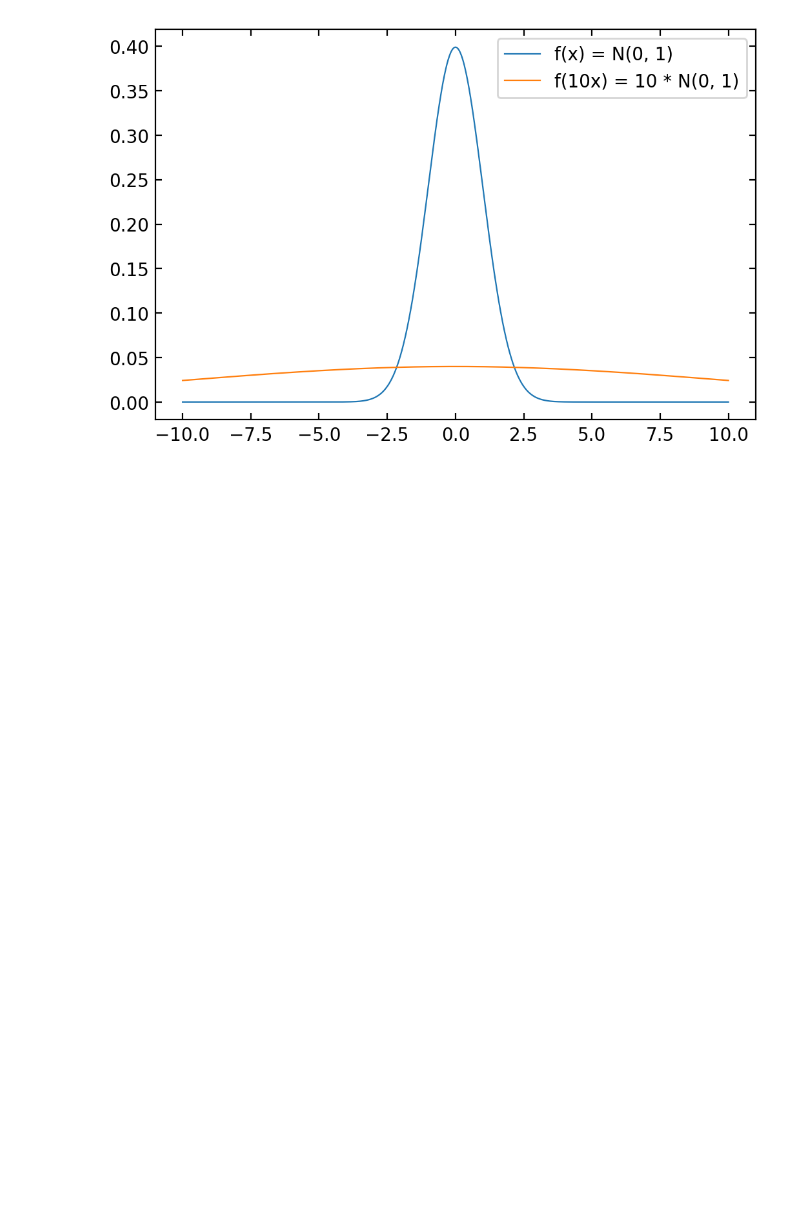
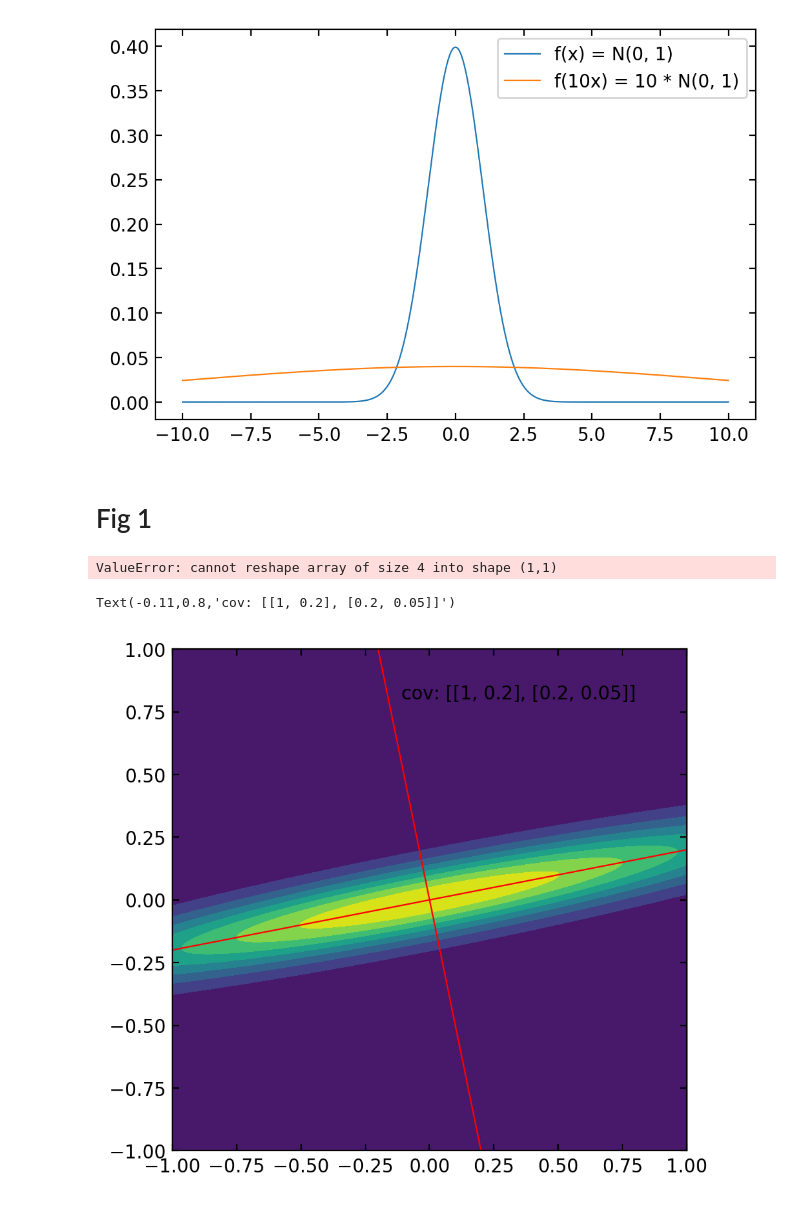
Before and after one commit to eniaxhakaj/phys_learning, a Jupyter notebook: MCMC/goodman_and_weare_ensemble_samples_w_affine_invariance.ipynb, the cells around one changed output. Cells and saved outputs as stored; diff of their text form; code cells hidden in the pictures; blank space fills up the shorter version.

```diff
--- a/MCMC/goodman_and_weare_ensemble_samples_w_affine_invariance.ipynb
+++ b/MCMC/goodman_and_weare_ensemble_samples_w_affine_invariance.ipynb
@@ -50,3 +50,44 @@ ax.legend()
 # %% [output]
 <matplotlib.legend.Legend at 0x...>
 [figure]
+# %% [markdown]
+# Fig 1
+# %%
+# I don't do the same thing as them - they use a skewed dist. I'm just going to use a MV gaussian
+e = 0.1
+cov_matrix = [[1, 0], [0, 1*e]]
+
+one_d = np.linspace(-2, 2, 100)
+x, y = np.meshgrid(one_d, one_d)
+
+pi = multivariate_normal(mean=0, cov=cov_matrix)
+
+pi.pdf(0, 0)
+# %% [output]
+ValueError: cannot reshape array of size 4 into shape (1,1)
+# %%
+d = 1e-9
+x, y = np.mgrid[-1:1+d:.01, -1:1+d:.01]
+pos = np.empty(x.shape + (2,))
+pos[:, :, 0], pos[:, :, 1] = x, y
+
+e = 0.05
+max_cov = np.sqrt(1) * np.sqrt(1*e)
+act_cov = 0.2
+cov_matrix = [[1, act_cov], [act_cov, 1*e]]
+
+rv = multivariate_normal([0, 0], cov_matrix)
+_, ax = plt.subplots(figsize=(5, 5))
+
+ax.contourf(x, y, rv.pdf(pos))
+ax.plot(x[:,0], act_cov*x[:,0], color="red") # y = act_cov * x
+ylim, xlim = ax.get_ylim(), ax.get_xlim()
+ax.plot(x[:,0], -x[:,0]/act_cov, color="red")
+
+ax.set(
+    ylim=ylim, xlim=xlim,
+)
+ax.annotate("cov: " + repr(cov_matrix), (-0.11, 0.8))
+# %% [output]
+Text(-0.11,0.8,'cov: [[1, 0.2], [0.2, 0.05]]')
+[figure, added]
```
Also changed, not shown: parts of 1 cell of this notebook.
